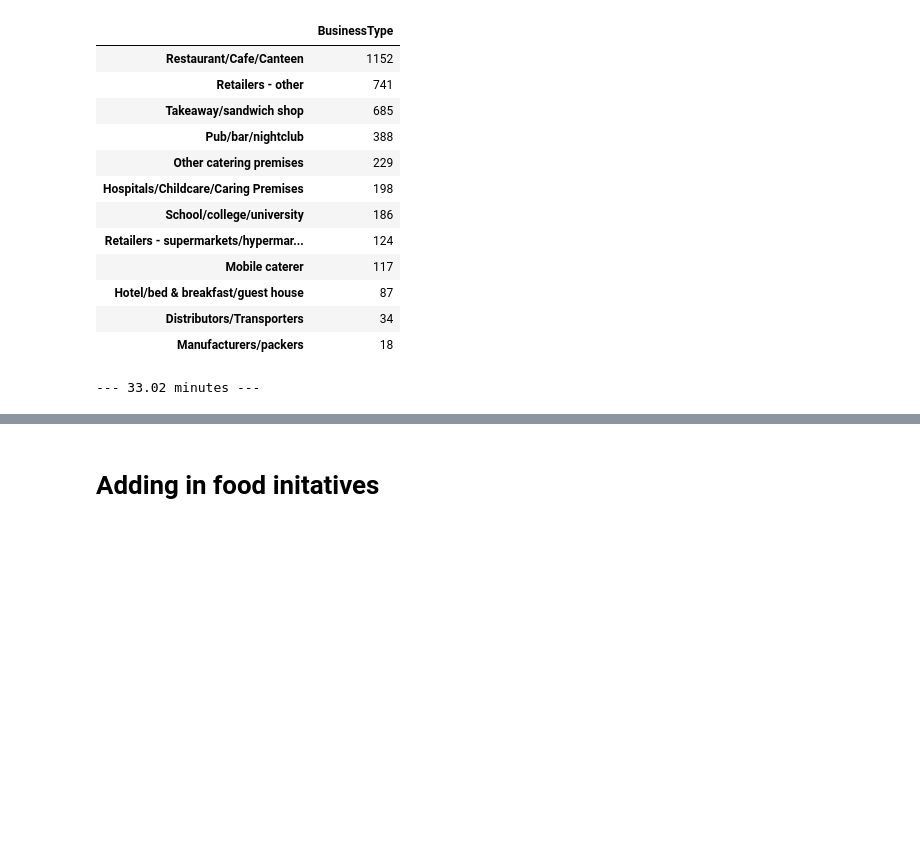
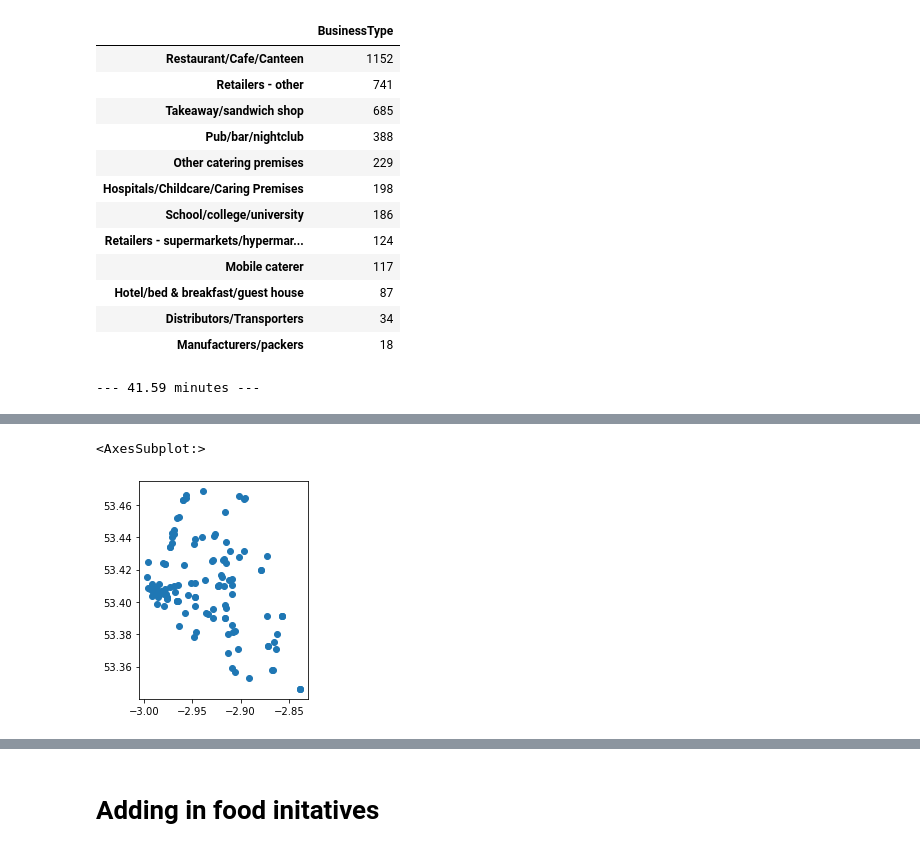
Before and after one commit to johnardavies/City_map, a Jupyter notebook: map_data_processing/Liverpool_map.ipynb, the cells around one changed output, grey strips where cells are left out. Cells and saved outputs as stored; diff of their text form; code cells hidden in the pictures; blank space fills up the shorter version.

Commit message:
revised the geocoding of the supermarkets to handle the issue that the shop name was affecting the geocoding

```diff
--- a/map_data_processing/Liverpool_map.ipynb
+++ b/map_data_processing/Liverpool_map.ipynb
@@ -320,13 +343,24 @@ pd.DataFrame(food_outlets_df["BusinessType"].value_counts())
+# %%
+
+# Strips the text before the column as this seems to almost always be a name that is throwing the geocoding
+food_outlets_df["BusinessAddress_clean"]=food_outlets_df["BusinessAddress"].apply(lambda x: trim_name(x))
+# Remove the text that appears before the word supermarket as this also seems to call
+food_outlets_df["BusinessAddress_clean"]=food_outlets_df["BusinessAddress_clean"].apply(lambda x:trim_supermarket(x))
+
+# Create a new postcode variable that makes it clear we are talking about Liverpool in the UK to avoid confusing geocoder
+food_outlets_df["Postcode_clean"]=np.where(food_outlets_df["Postcode"]!="missing",food_outlets_df["Postcode"]+", Liverpool, UK"
+                                           , food_outlets_df["Postcode"])
 # %%
-# Applies the geocoding function
+
+# Applies the geocoding function takes about 40 minutes uses the cleaned business address with the postcode as a backup
 
 start_time = time()
-food_outlets_df["lat"] , food_outlets_df["lon"] = zip(*food_outlets_df["BusinessAddress"].apply(long_lat_func))
+food_outlets_df["lat"] , food_outlets_df["lon"] = zip(*food_outlets_df.apply(lambda x: long_lat_func(x["BusinessAddress_clean"], x["Postcode_clean"]), axis=1))
 
 time_elapsed= round((time() - start_time)/60,2)
 print("--- %s minutes ---" % (time_elapsed))
 # %% [output]
---- 33.02 minutes ---
+--- 41.59 minutes ---
 # %%
 food_outlets_df.head(n=5)
 # %% [output]
@@ -338,20 +372,29 @@ food_outlets_df.head(n=5)
 | 4 | PI/000272350 | 2 in 1 | 54 Durning Road Liverpool L7 5NG UK | Takeaway/sandwich shop | 7844 | NaN | ... |
 # %%
 # Subsets to drop the na terms
-food_outlets_df=food_outlets_df.dropna(subset=['lon', 'lat'])
+food_outlets_df_clean=food_outlets_df.dropna(subset=['lon', 'lat'])
 
 
-# Subsets to drop the na terms
-food_outlets_df =food_outlets_df[food_outlets_df["Postcode"]!="missing"]
-
 #Converts the longitude and latitude as points data to give the geocoordinates for the data frame
-geometry = [Point(xy) for xy in zip(food_outlets_df['lon'], food_outlets_df['lat'])]
+geometry = [Point(xy) for xy in zip(food_outlets_df_clean['lon'], food_outlets_df_clean['lat'])]
 
 
-
-# Create a GeoDataFrame from art and verify the type
-food_outlets_geo = gpd.GeoDataFrame(food_outlets_df, crs = 'epsg:4326' , geometry = geometry)
+# Create a GeoDataFrame from the food_outlets
+food_outlets_geo = gpd.GeoDataFrame(food_outlets_df_clean, crs = 'epsg:4326' , geometry = geometry)
 
 
-# Write out the food outlets location as a geojson for use in the mapbox map
-food_outlets_geo.to_file("Data/Out/Food_outlets_geo.geojson", driver='GeoJSON')
+# Select the food outlets that fall within Liverpool lsoas
+food_outlets_geo = gpd.overlay(food_outlets_geo , Liverpool_lsoa, how='intersection')
+
+# Split out supermarkets as it makes it easier to handle them
+
+# Split out the supermarkets
+supermarkets =food_outlets_geo[food_outlets_geo["BusinessType"]=='Retailers - supermarkets/hypermarkets']
+
+# Other food outlets
+food_outlets_geo=food_outlets_geo[food_outlets_geo["BusinessType"]!='Retailers - supermarkets/hypermarkets']
+# %%
+supermarkets.plot()
+# %% [output]
+<AxesSubplot:>
+[figure, added]
```
Also changed, not shown: parts of 21 cells of this notebook, 3 other files.
